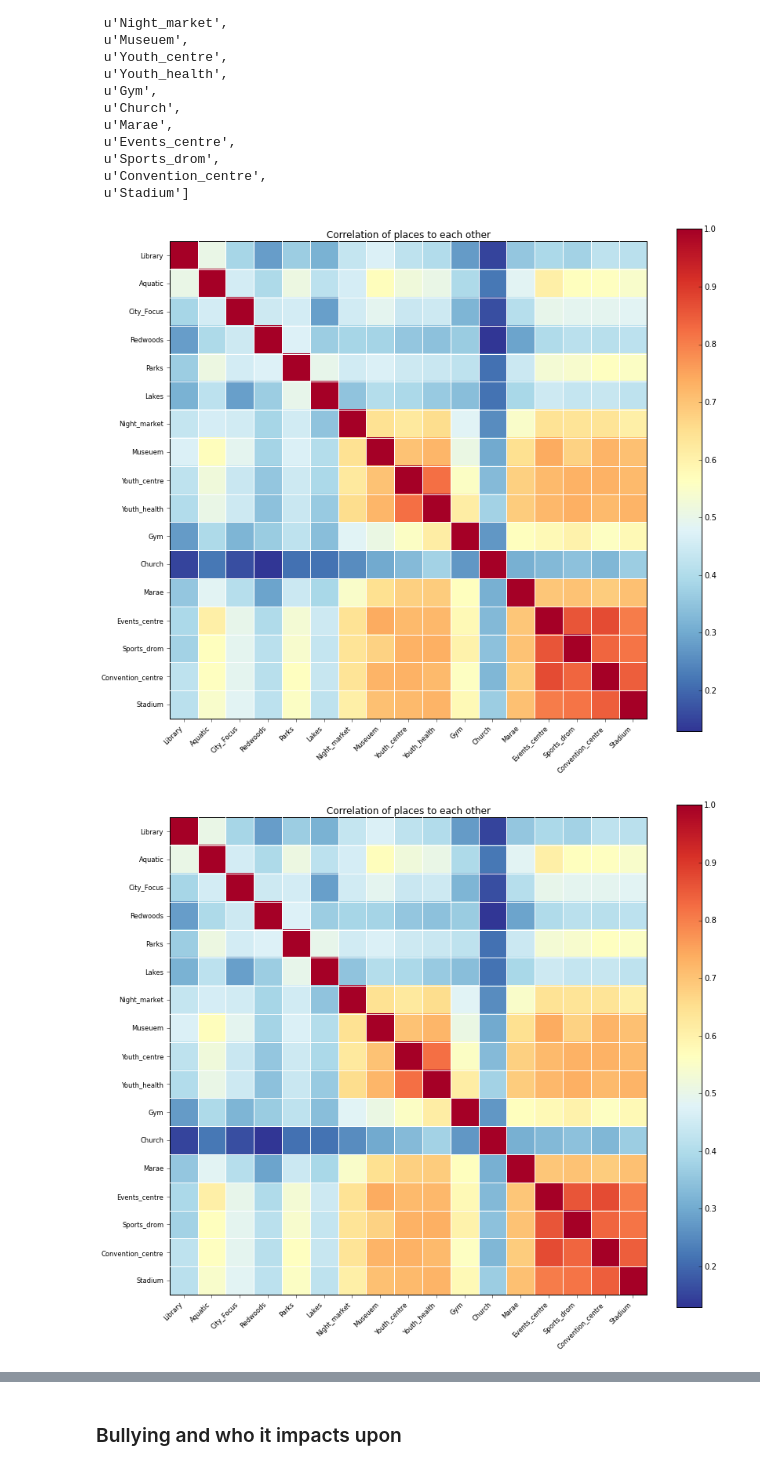
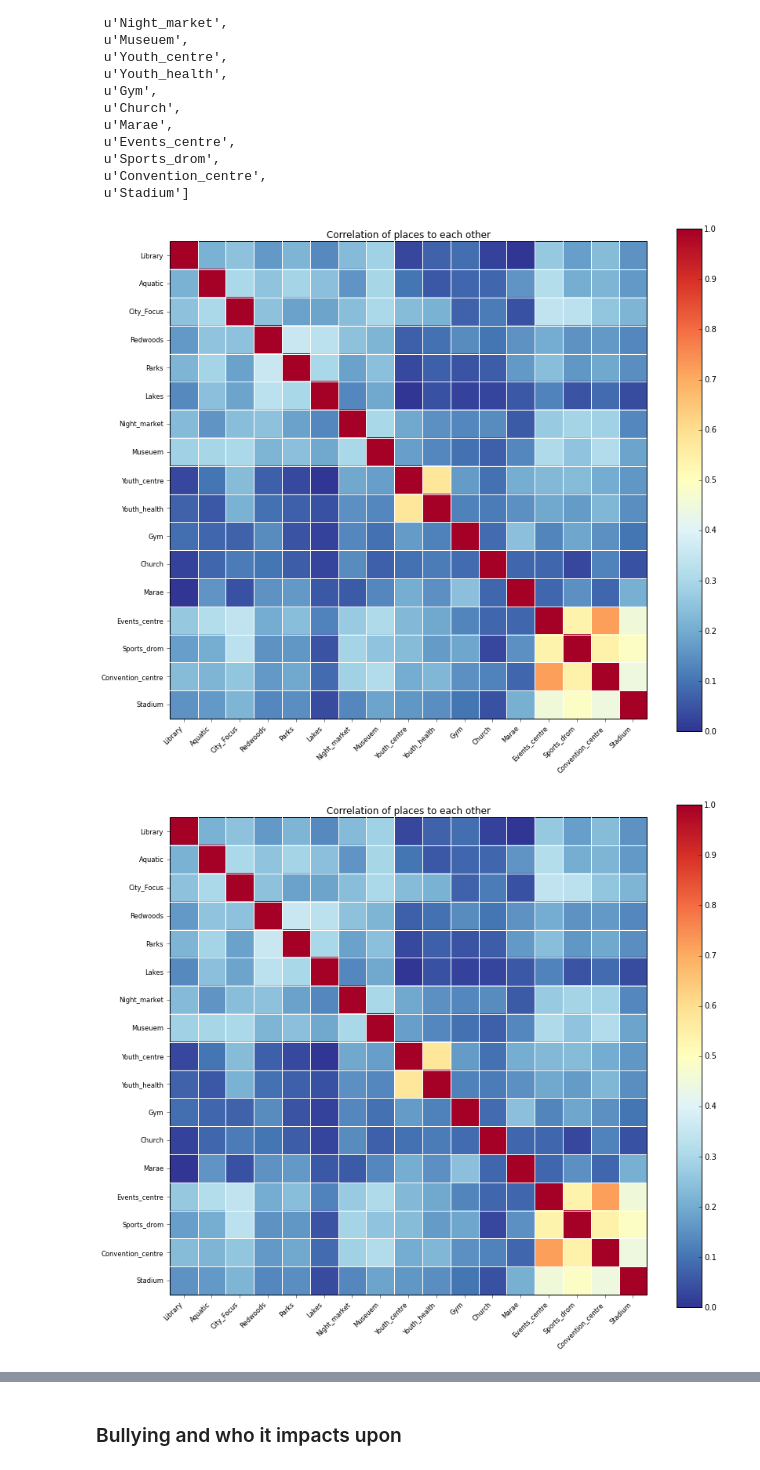
Before and after one commit to hillbs/Differential-Equations-and-Linear-Algebra, a Jupyter notebook: Youth_survey_git.ipynb, the cells around one changed output, grey strips where cells are left out. Saved outputs shown, nothing was run; the diff lists cells and outputs as text; code cells hidden in the pictures.

```diff
--- a/Youth_survey_git.ipynb
+++ b/Youth_survey_git.ipynb
@@ -1342,10 +1356,14 @@ table5
 # %%
 place_list = list(df_lhs.ix[:,'Library':'Stadium'].keys())
-place_corr = np.corrcoef([df_lhs.Library.fillna(0),df_lhs.Aquatic.fillna(0),df_lhs.City_Focus.fillna(0),df_lhs.Redwoods.fillna(0),
-             df_lhs.Parks.fillna(0),df_lhs.Lakes.fillna(0),df_lhs.Night_market.fillna(0),df_lhs.Museuem.fillna(0),
-             df_lhs.Youth_centre.fillna(0),df_lhs.Youth_health.fillna(0),df_lhs.Gym.fillna(0),df_lhs.Church.fillna(0),
-             df_lhs.Marae.fillna(0),df_lhs.Events_centre.fillna(0),df_lhs.Sports_drom.fillna(0),
-             df_lhs.Convention_centre.fillna(0),df_lhs.Stadium.fillna(0)])
+place_corr = np.corrcoef([df_lhs.Library.fillna(0),df_lhs.Aquatic.fillna(0),
+                          df_lhs.City_Focus.fillna(0),df_lhs.Redwoods.fillna(0),
+                          df_lhs.Parks.fillna(0),df_lhs.Lakes.fillna(0),df_lhs.Night_market.fillna(0),
+                          df_lhs.Museuem.fillna(0),df_lhs.Youth_centre.fillna(0),
+                          df_lhs.Youth_health.fillna(0),df_lhs.Gym.fillna(0),
+                          df_lhs.Church.fillna(0),
+                          df_lhs.Marae.fillna(0),df_lhs.Events_centre.fillna(0),
+                          df_lhs.Sports_drom.fillna(0),
+                          df_lhs.Convention_centre.fillna(0),df_lhs.Stadium.fillna(0)])
 place_list
 # %% [output]
 [u'Library',
@@ -1366,10 +1384,15 @@ place_list
  u'Convention_centre',
  u'Stadium']
 # %%
-sm.graphics.plot_corr(place_corr,xnames=place_list,title='Correlation of places to each other')
+import statsmodels.api as sm
+from patsy import dmatrices
+
+sm.graphics.plot_corr(place_corr,xnames=place_list,
+                      title='Correlation of places to each other',
+                      normcolor=(0,1))
 # %% [output]
-[figure, old version]
+[figure, new version]
-[figure, old version]
+[figure, new version]
 # %%
 #Ignore these analyses Leigh
 import statsmodels.api as sm
```
Also changed, not shown: parts of 98 cells of this notebook.
